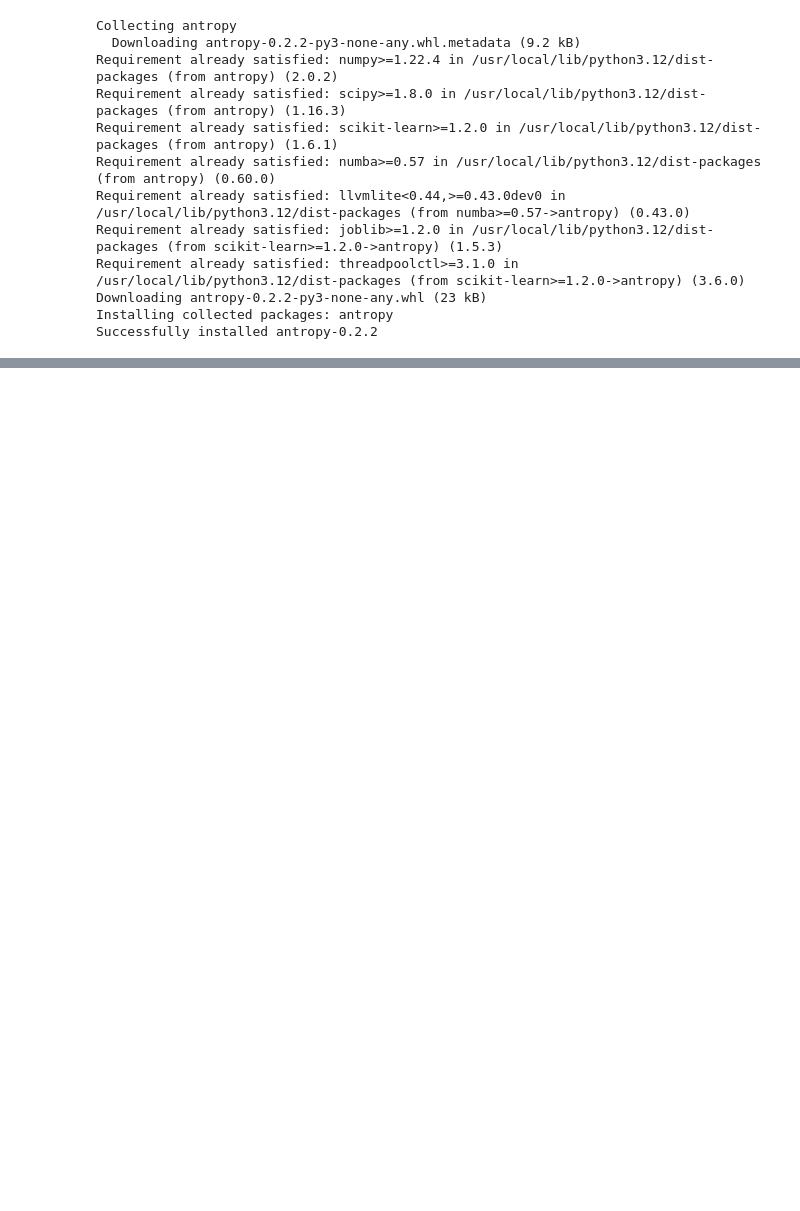
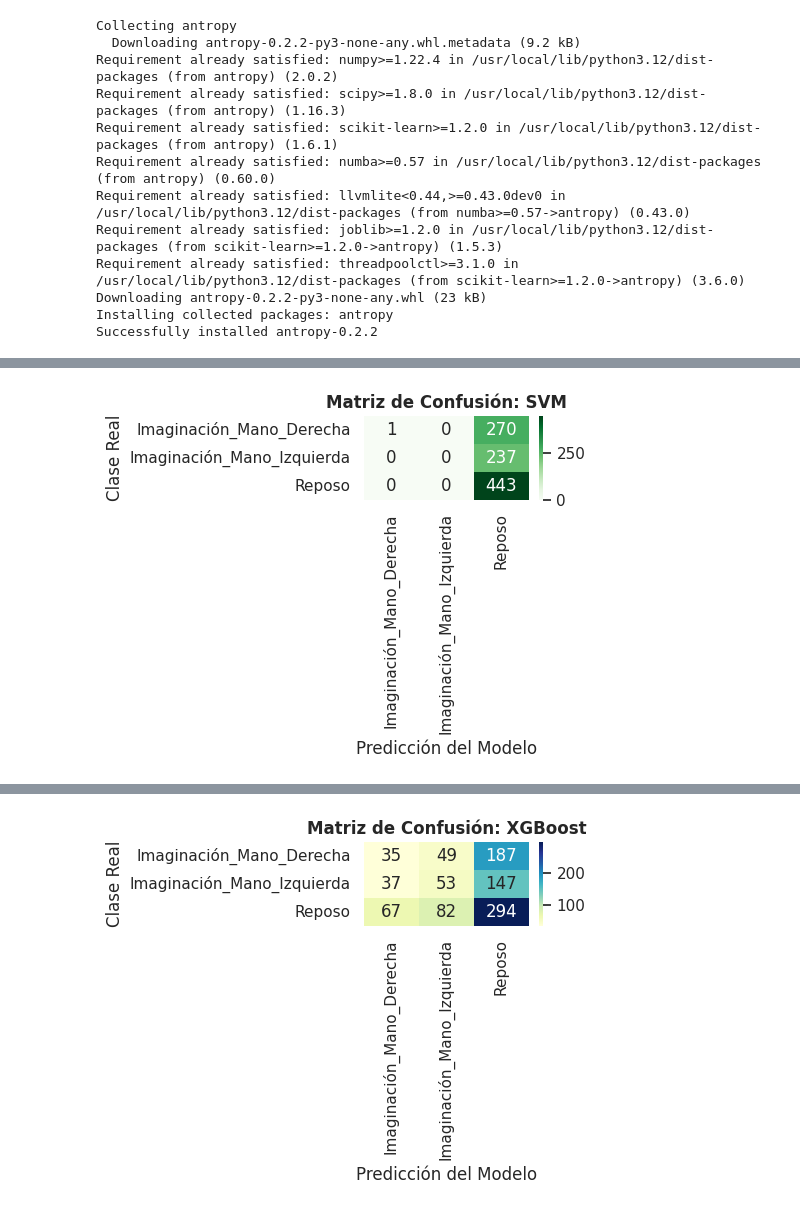
Before and after one commit to SebastianD2/Lab_Biosenales, a Jupyter notebook: Proyecto2.ipynb, the cells around one changed output, grey strips where cells are left out. Saved outputs shown, nothing was run; the diff lists cells and outputs as text; code cells hidden in the pictures; blank space fills up the shorter version.

```diff
--- a/Proyecto2.ipynb
+++ b/Proyecto2.ipynb
@@ -340,0 +804,72 @@ Name: count, dtype: int64
+# %%
+import matplotlib.pyplot as plt
+import seaborn as sns
+from sklearn import svm
+from xgboost import XGBClassifier
+from sklearn.preprocessing import LabelEncoder
+from sklearn.metrics import classification_report, confusion_matrix
+
+print("\n=== PUNTO C: SVM Y XGBOOST ===")
+
+# =====================================================================
+# --- Modelo SVM (Idéntico a tu cuaderno guía) ---
+# =====================================================================
+clf_svm = svm.SVC(gamma='auto', random_state=40)
+clf_svm.fit(X_train, y_train)
+
+predict_test_svm = clf_svm.predict(X_test)
+
+# Extraemos las etiquetas en el orden exacto en que las guardó el SVM
+target_names_svm = clf_svm.classes_
+
+print("\n--- Resultados SVM ---")
+print("Reporte:")
+print(classification_report(y_test, predict_test_svm, target_names=target_names_svm))
+
+# Graficamos la Matriz de Confusión para SVM
+cm_svm = confusion_matrix(y_test, predict_test_svm, labels=target_names_svm)
+plt.figure(figsize=(5, 4))
+sns.heatmap(cm_svm, annot=True, fmt='d', cmap='Greens',
+            xticklabels=target_names_svm, yticklabels=target_names_svm)
+plt.title('Matriz de Confusión: SVM', fontweight='bold')
+plt.ylabel('Clase Real')
+plt.xlabel('Predicción del Modelo')
+plt.tight_layout()
+plt.show()
+
+
+# =====================================================================
+# --- Modelo XGBoost ---
+# =====================================================================
+# XGBoost obliga a que las etiquetas sean números (ej: 0, 1, 2)
+le = LabelEncoder()
+y_train_num = le.fit_transform(y_train)
+y_test_num = le.transform(y_test)
+
+clf_xgb = XGBClassifier(use_label_encoder=False, eval_metric='mlogloss', random_state=40)
+clf_xgb.fit(X_train, y_train_num)
+
+# Predicciones de XGBoost (salen en números 0, 1, 2)
+predict_test_xgb_num = clf_xgb.predict(X_test)
+
+# Volvemos a convertir los números a texto (Reposo, Derecha, Izquierda)
+predict_test_xgb = le.inverse_transform(predict_test_xgb_num)
+
+# Extraemos las etiquetas en el orden exacto del LabelEncoder
+target_names_xgb = le.classes_
+
+print("\n--- Resultados XGBoost ---")
+print("Reporte:")
+print(classification_report(y_test, predict_test_xgb, target_names=target_names_xgb))
+
+# Graficamos la Matriz de Confusión para XGBoost
+cm_xgb = confusion_matrix(y_test, predict_test_xgb, labels=target_names_xgb)
+plt.figure(figsize=(5, 4))
+sns.heatmap(cm_xgb, annot=True, fmt='d', cmap='YlGnBu',
+            xticklabels=target_names_xgb, yticklabels=target_names_xgb)
+plt.title('Matriz de Confusión: XGBoost', fontweight='bold')
+plt.ylabel('Clase Real')
+plt.xlabel('Predicción del Modelo')
+plt.tight_layout()
+plt.show()
+# %% [output]
@@ -340,0 +889 @@ Name: count, dtype: int64
+[figure, added]
@@ -340,0 +901 @@ Name: count, dtype: int64
+[figure, added]
```
Also changed, not shown: parts of 19 cells of this notebook.
